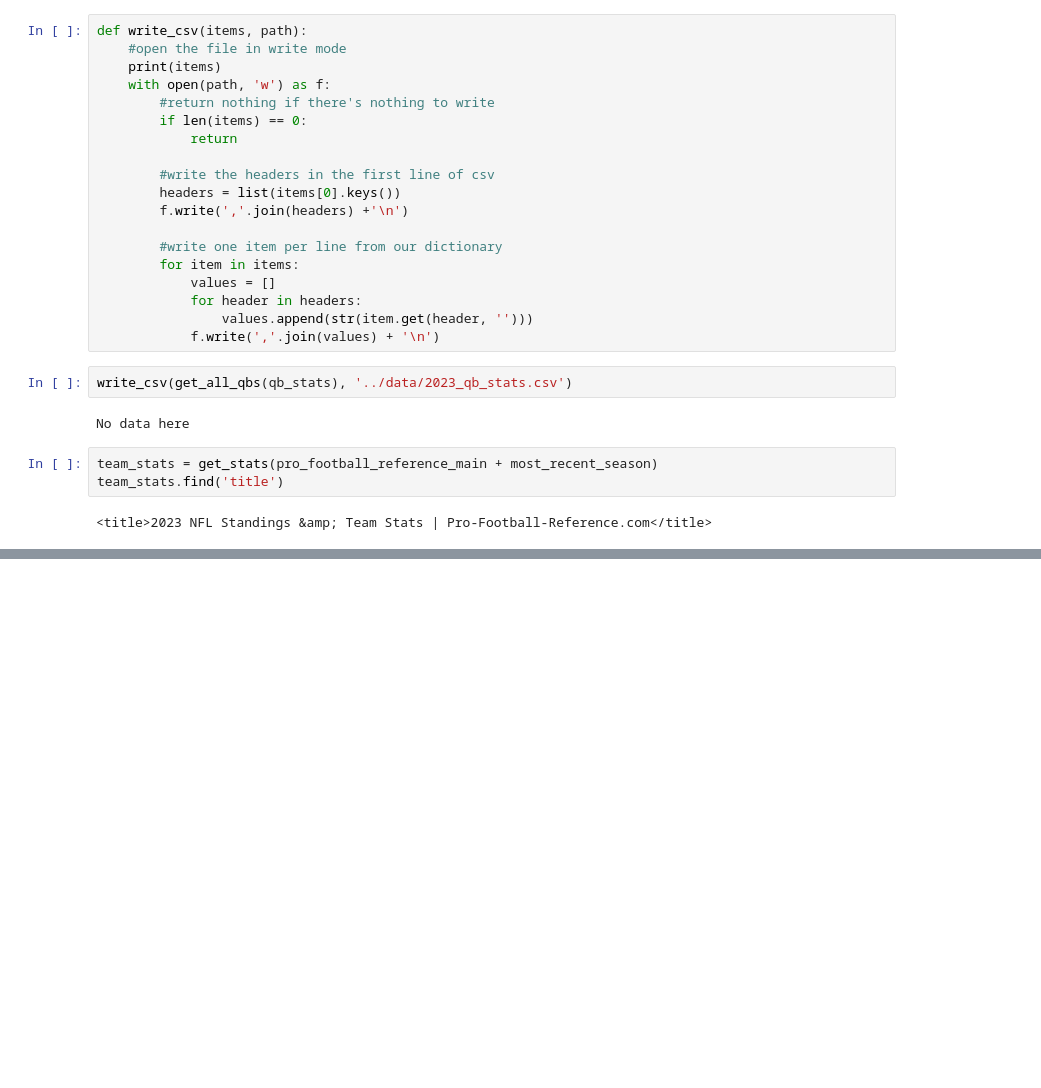
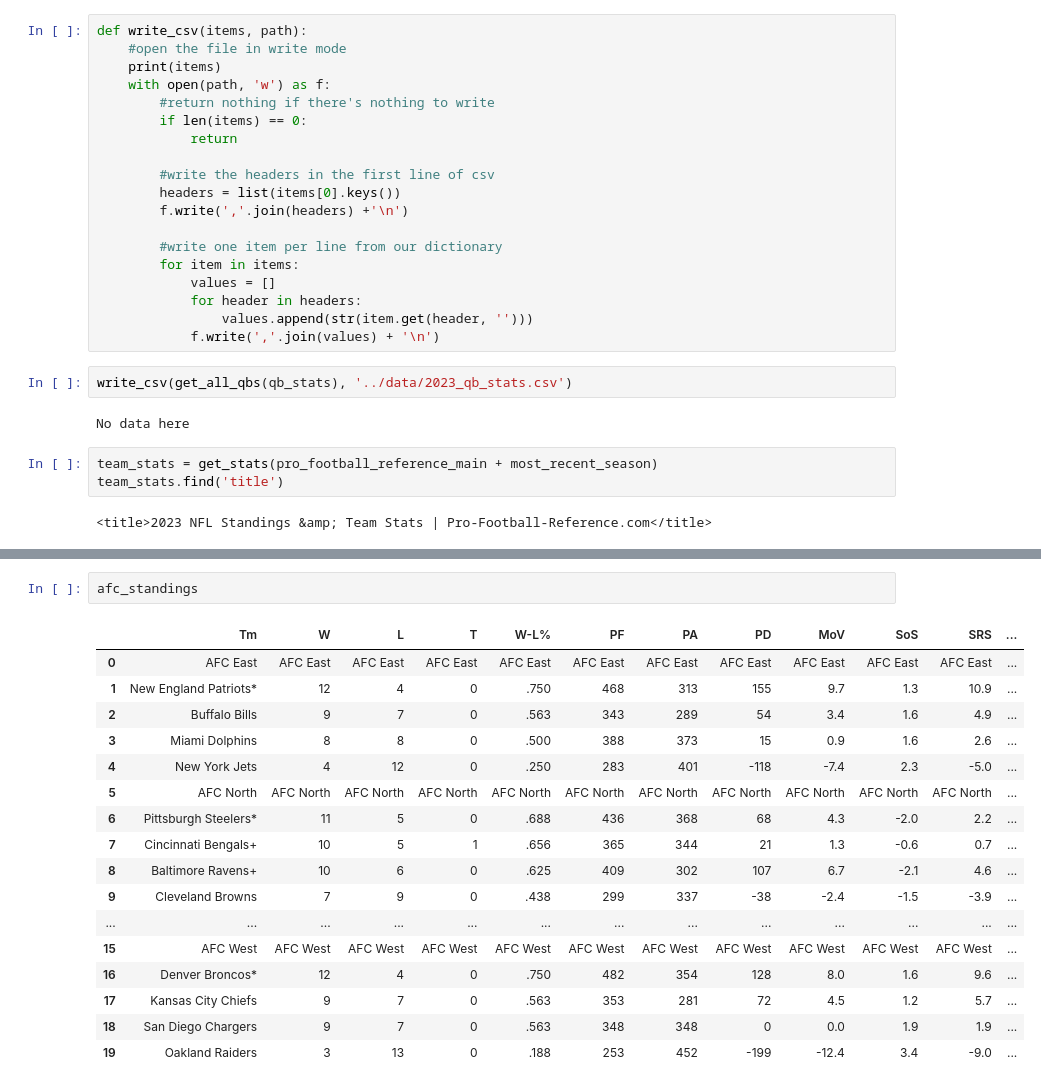
Before and after one commit to ckonjeti/football-sports-betting-analytics, a Jupyter notebook: scripts/scraper.ipynb, the cells around one changed output, grey strips where cells are left out. Drawn from its saved outputs; the diff is of its cells as text; blank space fills up the shorter version.

```diff
--- a/scripts/scraper.ipynb
+++ b/scripts/scraper.ipynb
@@ -221,0 +343,20 @@ No data here
+# %%
+afc_standings
+# %% [output]
+|  | Tm | W | L | T | W-L% | PF | PA | PD | MoV | SoS | SRS | ... |
+| 0 | AFC East | AFC East | AFC East | AFC East | AFC East | AFC East | AFC East | AFC East | AFC East | AFC East | AFC East | ... |
+| 1 | New England Patriots* | 12 | 4 | 0 | .750 | 468 | 313 | 155 | 9.7 | 1.3 | 10.9 | ... |
+| 2 | Buffalo Bills | 9 | 7 | 0 | .563 | 343 | 289 | 54 | 3.4 | 1.6 | 4.9 | ... |
+| 3 | Miami Dolphins | 8 | 8 | 0 | .500 | 388 | 373 | 15 | 0.9 | 1.6 | 2.6 | ... |
+| 4 | New York Jets | 4 | 12 | 0 | .250 | 283 | 401 | -118 | -7.4 | 2.3 | -5.0 | ... |
+| 5 | AFC North | AFC North | AFC North | AFC North | AFC North | AFC North | AFC North | AFC North | AFC North | AFC North | AFC North | ... |
+| 6 | Pittsburgh Steelers* | 11 | 5 | 0 | .688 | 436 | 368 | 68 | 4.3 | -2.0 | 2.2 | ... |
+| 7 | Cincinnati Bengals+ | 10 | 5 | 1 | .656 | 365 | 344 | 21 | 1.3 | -0.6 | 0.7 | ... |
+| 8 | Baltimore Ravens+ | 10 | 6 | 0 | .625 | 409 | 302 | 107 | 6.7 | -2.1 | 4.6 | ... |
+| 9 | Cleveland Browns | 7 | 9 | 0 | .438 | 299 | 337 | -38 | -2.4 | -1.5 | -3.9 | ... |
+| ... | ... | ... | ... | ... | ... | ... | ... | ... | ... | ... | ... | ... |
+| 15 | AFC West | AFC West | AFC West | AFC West | AFC West | AFC West | AFC West | AFC West | AFC West | AFC West | AFC West | ... |
+| 16 | Denver Broncos* | 12 | 4 | 0 | .750 | 482 | 354 | 128 | 8.0 | 1.6 | 9.6 | ... |
+| 17 | Kansas City Chiefs | 9 | 7 | 0 | .563 | 353 | 281 | 72 | 4.5 | 1.2 | 5.7 | ... |
+| 18 | San Diego Chargers | 9 | 7 | 0 | .563 | 348 | 348 | 0 | 0.0 | 1.9 | 1.9 | ... |
+| 19 | Oakland Raiders | 3 | 13 | 0 | .188 | 253 | 452 | -199 | -12.4 | 3.4 | -9.0 | ... |
```
Also changed, not shown: parts of 19 cells of this notebook, 1 other file.
